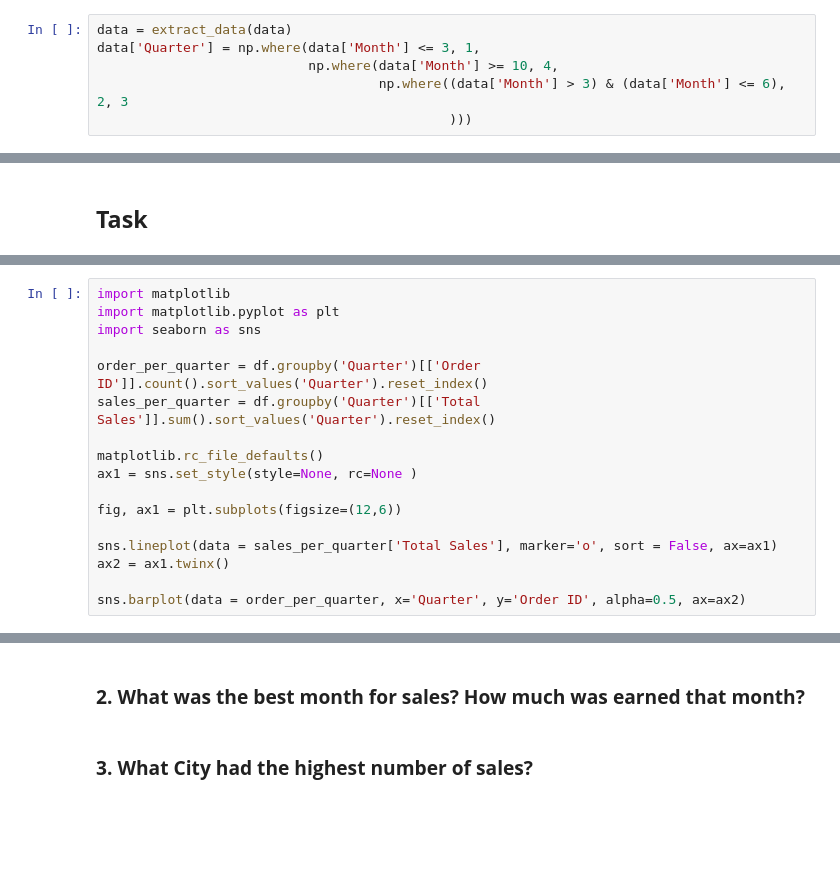
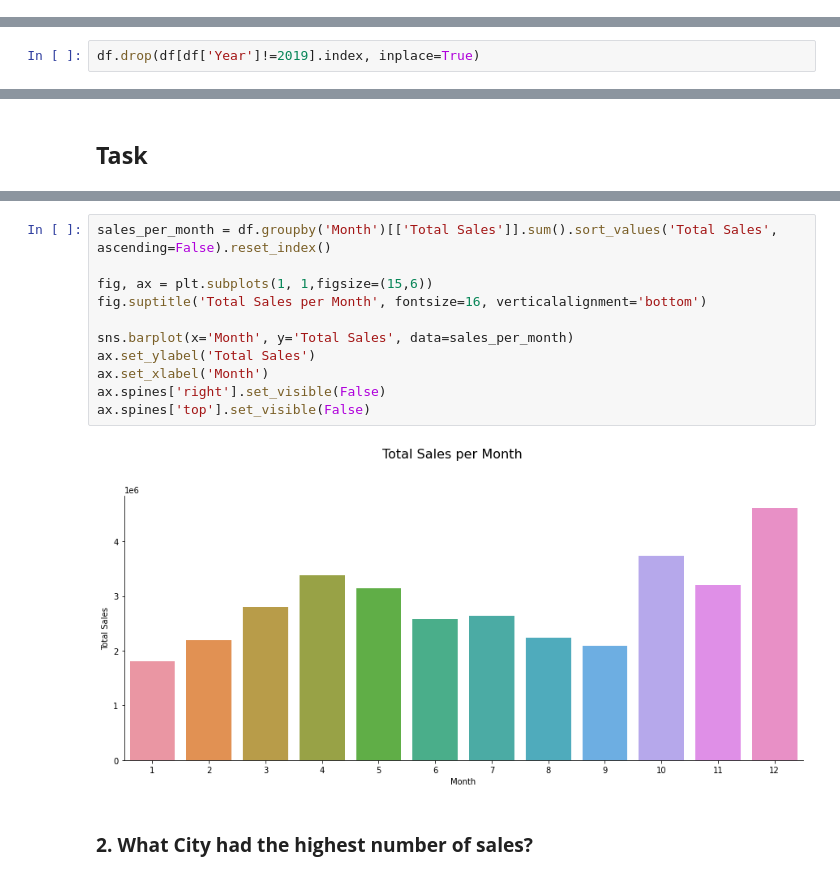
Before and after one commit to abdsyafiq/Sales-Analysis, a Jupyter notebook: Sales_Product_Data.ipynb, the cells around one changed output, grey strips where cells are left out. Saved outputs shown, nothing was run; the diff lists cells and outputs as text; blank space fills up the shorter version.

```diff
--- a/Sales_Product_Data.ipynb
+++ b/Sales_Product_Data.ipynb
@@ -264,10 +239,4 @@ def extract_data(DataFrame):
   DataFrame['Total Sales'] = DataFrame['Quantity Ordered'] * DataFrame['Price Each']
 
   return DataFrame
-# %%
-data = extract_data(data)
-data['Quarter'] = np.where(data['Month'] <= 3, 1,
-                           np.where(data['Month'] >= 10, 4,
-                                    np.where((data['Month'] > 3) & (data['Month'] <= 6), 2, 3
-                                             )))
 # %%
@@ -311,3 +281,5 @@ print('\n Total order not in 2019 :', len(data[data['Year']!=2019]))
 **Notes**:
 
 There are 34 data orders made in 2020. It can be seen that orders in 2020 were only recorded in January (1). Therefore, this analysis will focus on 2019.
+# %%
+df.drop(df[df['Year']!=2019].index, inplace=True)
@@ -318,17 +293,0 @@ There are 34 data orders made in 2020. It can be seen that orders in 2020 were o
-# %%
-import matplotlib
-import matplotlib.pyplot as plt
-import seaborn as sns
-
-order_per_quarter = df.groupby('Quarter')[['Order ID']].count().sort_values('Quarter').reset_index()
-sales_per_quarter = df.groupby('Quarter')[['Total Sales']].sum().sort_values('Quarter').reset_index()
-
-matplotlib.rc_file_defaults()
-ax1 = sns.set_style(style=None, rc=None )
-
-fig, ax1 = plt.subplots(figsize=(12,6))
-
-sns.lineplot(data = sales_per_quarter['Total Sales'], marker='o', sort = False, ax=ax1)
-ax2 = ax1.twinx()
-
-sns.barplot(data = order_per_quarter, x='Quarter', y='Order ID', alpha=0.5, ax=ax2)
@@ -338,4 +294,15 @@ sns.barplot(data = order_per_quarter, x='Quarter', y='Order ID', alpha=0.5, ax=a
-# %% [markdown]
-### **2. What was the best month for sales? How much was earned that month?**
+# %%
+sales_per_month = df.groupby('Month')[['Total Sales']].sum().sort_values('Total Sales', ascending=False).reset_index()
+
+fig, ax = plt.subplots(1, 1,figsize=(15,6))
+fig.suptitle('Total Sales per Month', fontsize=16, verticalalignment='bottom')
+
+sns.barplot(x='Month', y='Total Sales', data=sales_per_month)
+ax.set_ylabel('Total Sales')
+ax.set_xlabel('Month')
+ax.spines['right'].set_visible(False)
+ax.spines['top'].set_visible(False)
+# %% [output]
+[figure, added]
 # %% [markdown]
-### **3. What City had the highest number of sales?**
+### **2. What City had the highest number of sales?**
```
Also changed, not shown: parts of 22 cells of this notebook.
